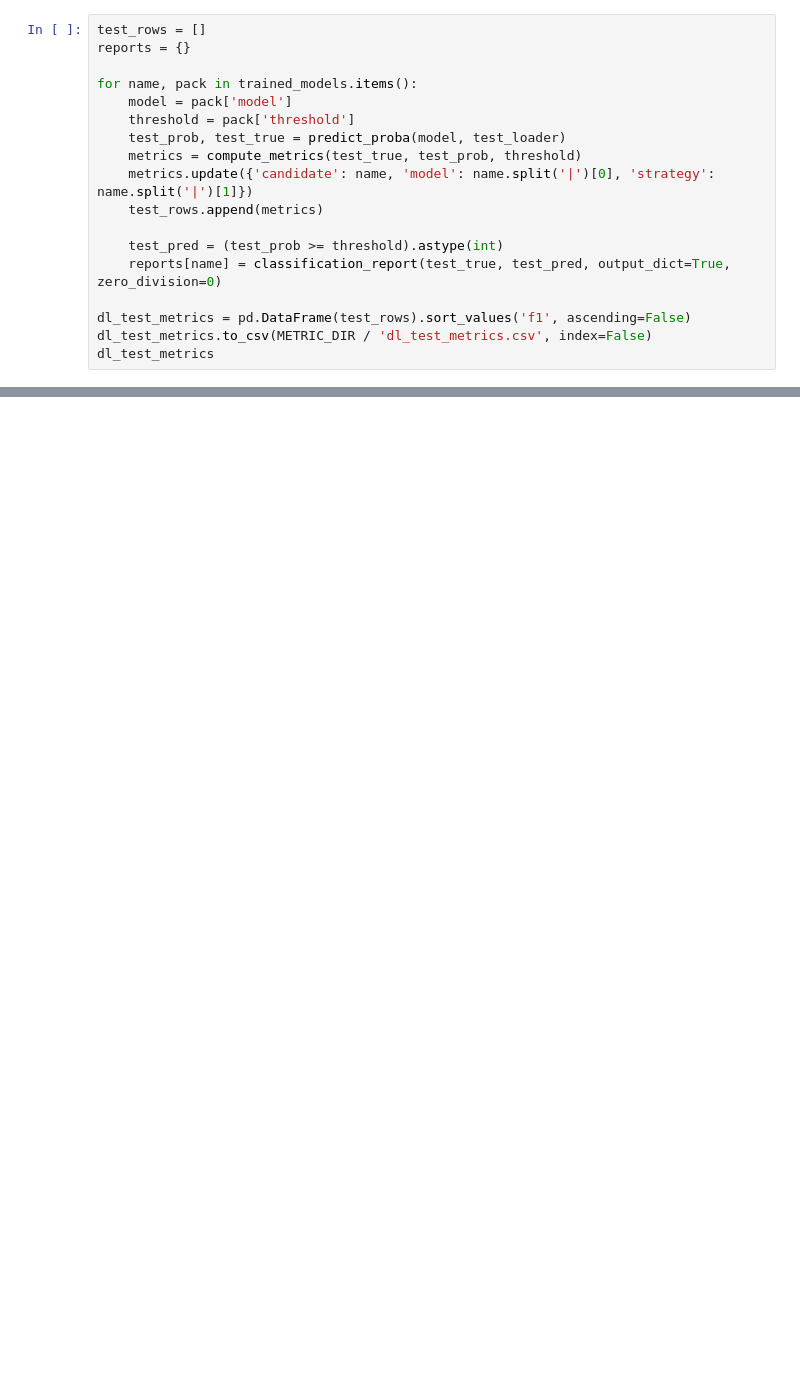
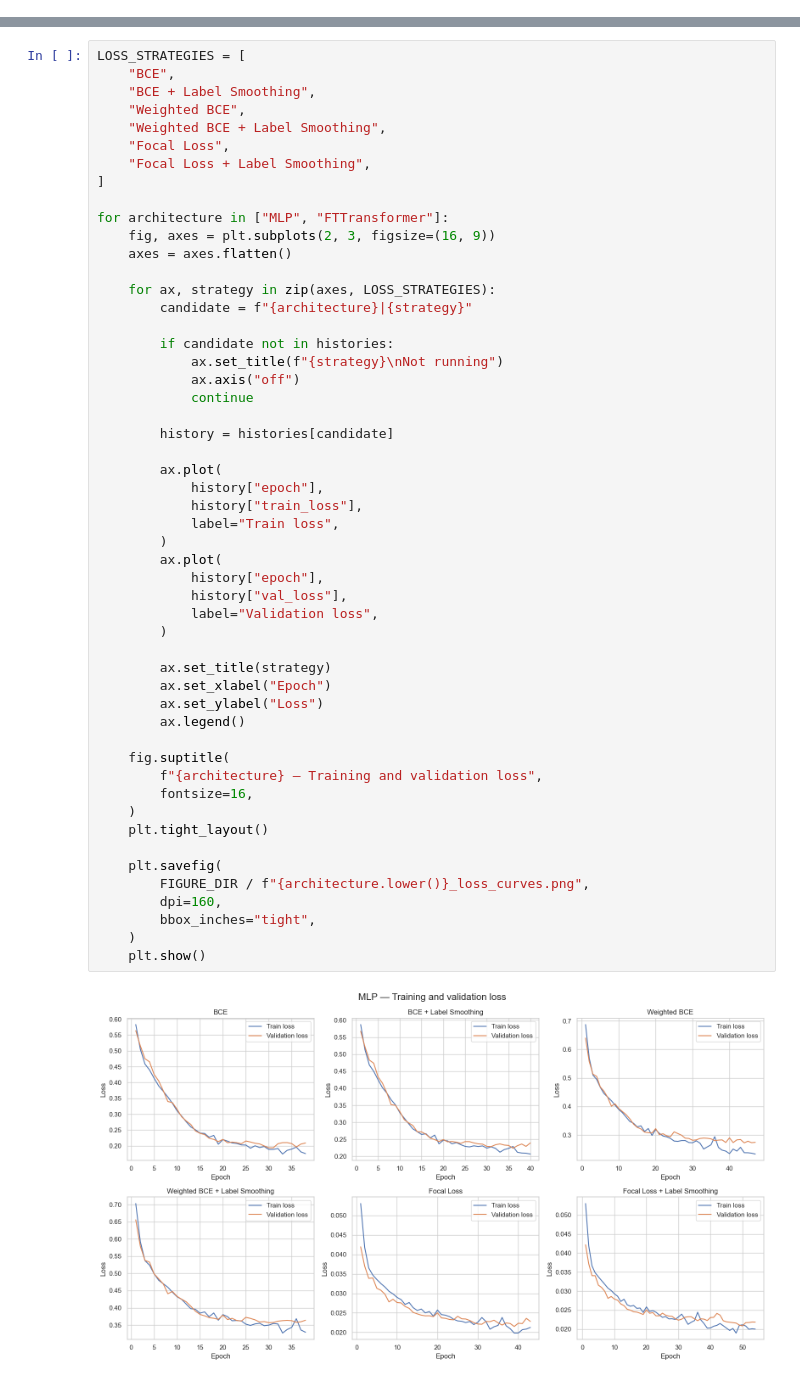
Before and after one commit to kwspringkle/teen-social-media-stress-analysis, a Jupyter notebook: notebooks/03_dl_models.ipynb, the cells around one changed output, grey strips where cells are left out. Saved outputs shown, nothing was run; the diff lists cells and outputs as text; blank space fills up the shorter version.

```diff
--- a/notebooks/03_dl_models.ipynb
+++ b/notebooks/03_dl_models.ipynb
@@ -807,18 +0,0 @@ plt.show()
-# %%
-test_rows = []
-reports = {}
-
-for name, pack in trained_models.items():
-    model = pack['model']
-    threshold = pack['threshold']
-    test_prob, test_true = predict_proba(model, test_loader)
-    metrics = compute_metrics(test_true, test_prob, threshold)
-    metrics.update({'candidate': name, 'model': name.split('|')[0], 'strategy': name.split('|')[1]})
-    test_rows.append(metrics)
-
-    test_pred = (test_prob >= threshold).astype(int)
-    reports[name] = classification_report(test_true, test_pred, output_dict=True, zero_division=0)
-
-dl_test_metrics = pd.DataFrame(test_rows).sort_values('f1', ascending=False)
-dl_test_metrics.to_csv(METRIC_DIR / 'dl_test_metrics.csv', index=False)
-dl_test_metrics
@@ -936,0 +1187,54 @@ exported_top_dl_models
+# %%
+LOSS_STRATEGIES = [
+    "BCE",
+    "BCE + Label Smoothing",
+    "Weighted BCE",
+    "Weighted BCE + Label Smoothing",
+    "Focal Loss",
+    "Focal Loss + Label Smoothing",
+]
+
+for architecture in ["MLP", "FTTransformer"]:
+    fig, axes = plt.subplots(2, 3, figsize=(16, 9))
+    axes = axes.flatten()
+
+    for ax, strategy in zip(axes, LOSS_STRATEGIES):
+        candidate = f"{architecture}|{strategy}"
+
+        if candidate not in histories:
+            ax.set_title(f"{strategy}\nNot running")
+            ax.axis("off")
+            continue
+
+        history = histories[candidate]
+
+        ax.plot(
+            history["epoch"],
+            history["train_loss"],
+            label="Train loss",
+        )
+        ax.plot(
+            history["epoch"],
+            history["val_loss"],
+            label="Validation loss",
+        )
+
+        ax.set_title(strategy)
+        ax.set_xlabel("Epoch")
+        ax.set_ylabel("Loss")
+        ax.legend()
+
+    fig.suptitle(
+        f"{architecture} — Training and validation loss",
+        fontsize=16,
+    )
+    plt.tight_layout()
+
+    plt.savefig(
+        FIGURE_DIR / f"{architecture.lower()}_loss_curves.png",
+        dpi=160,
+        bbox_inches="tight",
+    )
+    plt.show()
+# %% [output]
+[figure, added]
```
Also changed, not shown: parts of 92 cells of this notebook, 15 other files.
